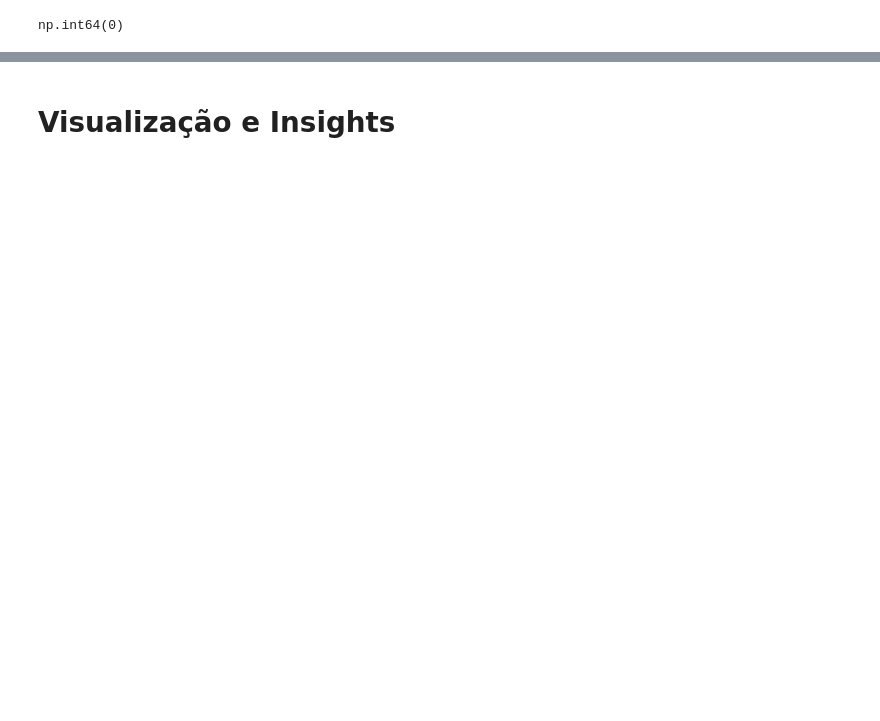
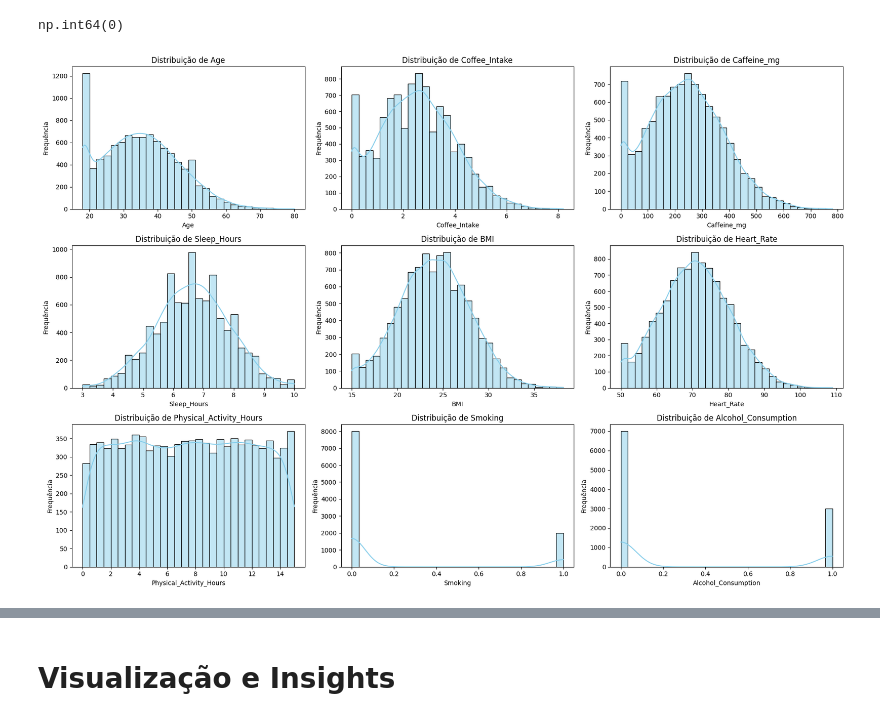
Before and after one commit to vitorcaldas/coffee_health, a Jupyter notebook: coffee_health.ipynb, the cells around one changed output, grey strips where cells are left out. Cells and saved outputs as stored; diff of their text form; code cells hidden in the pictures; blank space fills up the shorter version.

```diff
--- a/coffee_health.ipynb
+++ b/coffee_health.ipynb
@@ -5,5 +7,6 @@ import pandas as pd
 # %%
-df = pd.read_csv('/content/synthetic_coffee_health_10000(in).csv')
+# carregar o dataset
+df = pd.read_csv('/content/synthetic_coffee_health_10000.csv')
 # %%
 df.head()
 # %% [output]
@@ -84,3 +91,24 @@ df.drop(columns='Health_Issues', inplace=True)
 df.duplicated().sum()
 # %% [output]
 np.int64(0)
+# %%
+# Selecionando apenas as variáveis numéricas relevantes (removendo ID)
+numerical_cols = df.select_dtypes(include=['int64', 'float64']).columns.drop('ID', errors='ignore')
+
+# Configurando a figura do matplotlib
+n_cols = 3
+n_rows = (len(numerical_cols) + n_cols - 1) // n_cols
+plt.figure(figsize=(18, 4 * n_rows))
+
+# Gerando histogramas para cada variável
+for i, col in enumerate(numerical_cols, 1):
+    plt.subplot(n_rows, n_cols, i)
+    sns.histplot(df[col], kde=True, color='skyblue', bins=30)
+    plt.title(f'Distribuição de {col}', fontsize=12)
+    plt.xlabel(col)
+    plt.ylabel('Frequência')
+
+plt.tight_layout()
+plt.show()
+# %% [output]
+[figure, added]
```
Also changed, not shown: parts of 55 cells of this notebook.
